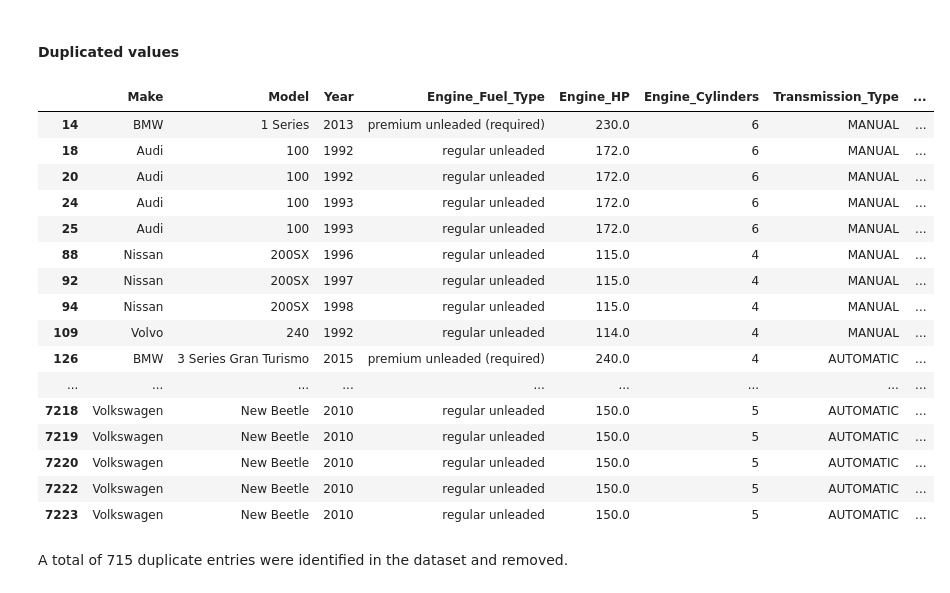
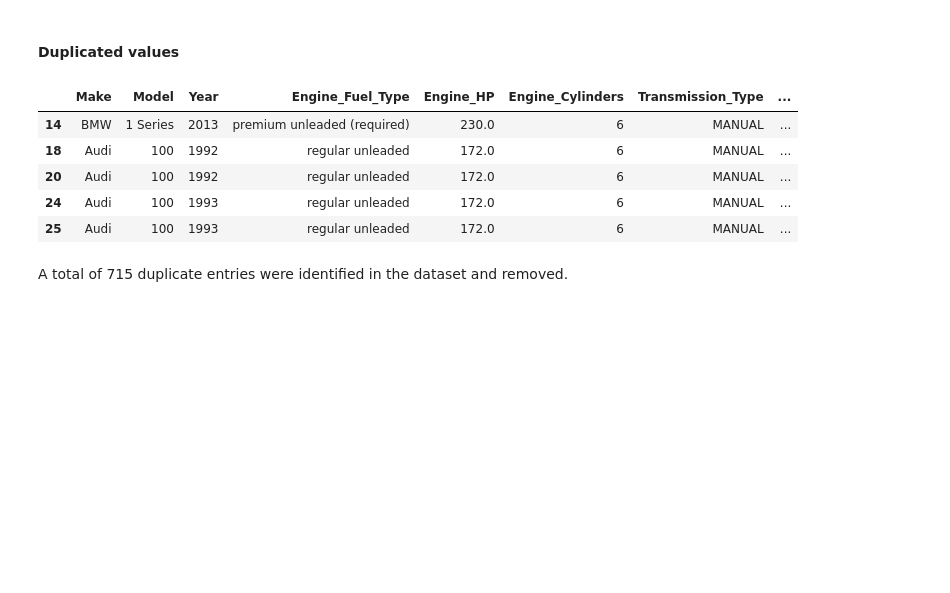
Before and after one commit to magdalenadubicka/EDA-Car-Features-and-MSRP, a Jupyter notebook: EDA - Car Features and MSRP.ipynb, the cells around one changed output. Cells and saved outputs as stored; diff of their text form; code cells hidden in the pictures; blank space fills up the shorter version.

```diff
--- a/EDA - Car Features and MSRP.ipynb
+++ b/EDA - Car Features and MSRP.ipynb
@@ -386,25 +352,14 @@ cars_df.loc[(cars_df['Engine_Cylinders'] == '4') & (cars_df['Engine_Fuel_Type']
 # %% [markdown]
 #### Duplicated values
 # %%
-cars_df.loc[cars_df.duplicated()]
+cars_df.loc[cars_df.duplicated()].head()
 # %% [output]
 |  | Make | Model | Year | Engine_Fuel_Type | Engine_HP | Engine_Cylinders | Transmission_Type | ... |
 | 14 | BMW | 1 Series | 2013 | premium unleaded (required) | 230.0 | 6 | MANUAL | ... |
 | 18 | Audi | 100 | 1992 | regular unleaded | 172.0 | 6 | MANUAL | ... |
 | 20 | Audi | 100 | 1992 | regular unleaded | 172.0 | 6 | MANUAL | ... |
 | 24 | Audi | 100 | 1993 | regular unleaded | 172.0 | 6 | MANUAL | ... |
 | 25 | Audi | 100 | 1993 | regular unleaded | 172.0 | 6 | MANUAL | ... |
-| 88 | Nissan | 200SX | 1996 | regular unleaded | 115.0 | 4 | MANUAL | ... |
-| 92 | Nissan | 200SX | 1997 | regular unleaded | 115.0 | 4 | MANUAL | ... |
-| 94 | Nissan | 200SX | 1998 | regular unleaded | 115.0 | 4 | MANUAL | ... |
-| 109 | Volvo | 240 | 1992 | regular unleaded | 114.0 | 4 | MANUAL | ... |
-| 126 | BMW | 3 Series Gran Turismo | 2015 | premium unleaded (required) | 240.0 | 4 | AUTOMATIC | ... |
-| ... | ... | ... | ... | ... | ... | ... | ... | ... |
-| 7218 | Volkswagen | New Beetle | 2010 | regular unleaded | 150.0 | 5 | AUTOMATIC | ... |
-| 7219 | Volkswagen | New Beetle | 2010 | regular unleaded | 150.0 | 5 | AUTOMATIC | ... |
-| 7220 | Volkswagen | New Beetle | 2010 | regular unleaded | 150.0 | 5 | AUTOMATIC | ... |
-| 7222 | Volkswagen | New Beetle | 2010 | regular unleaded | 150.0 | 5 | AUTOMATIC | ... |
-| 7223 | Volkswagen | New Beetle | 2010 | regular unleaded | 150.0 | 5 | AUTOMATIC | ... |
 # %%
 cars_df.drop_duplicates(inplace=True)
 # %% [markdown]
```
Also changed, not shown: parts of 79 cells of this notebook.
